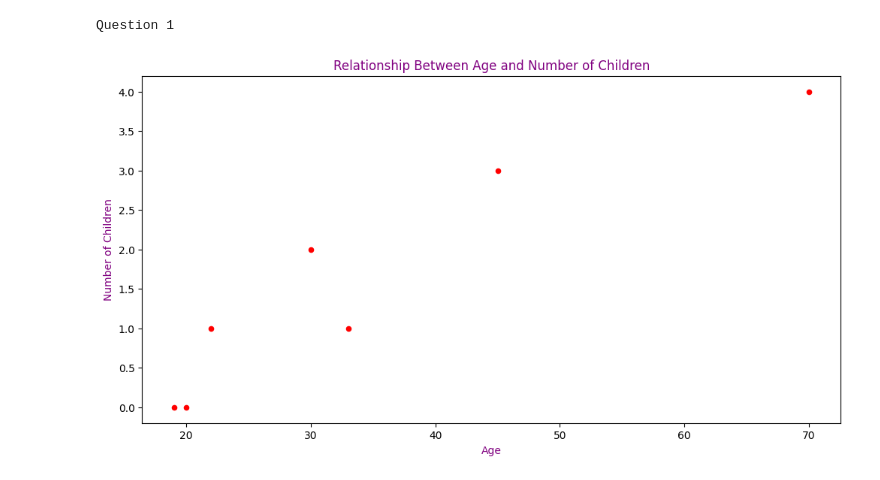
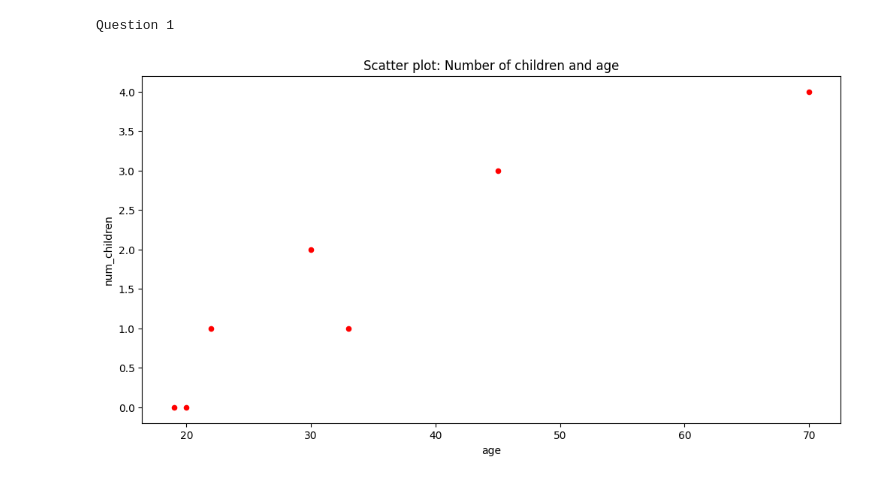
Before and after one commit to sailordi/visualizations, a Jupyter notebook: Notebook_ex02.ipynb, the cells around one changed output. Drawn from its saved outputs; the diff is of its cells as text; code cells hidden in the pictures.

```diff
--- a/Notebook_ex02.ipynb
+++ b/Notebook_ex02.ipynb
@@ -14,14 +14,12 @@ df = pd.DataFrame({
 # %%
 # Creating the scatter plot using Pandas' plot method
 ax = df.plot(kind='scatter', x='age', y='num_children', color='red', figsize=(12, 6))
 
 # Setting the labels
-ax.set_xlabel('Age', color='purple')
-ax.set_ylabel('Number of Children', color='purple')
-plt.title('Relationship Between Age and Number of Children', color='purple')
+plt.title('Scatter plot: Number of children and age')
 
 print("Question 1")
 plt.show()
 # %% [output]
 Question 1
-[figure, old version]
+[figure, new version]
```
Also changed, not shown: 9 other files.
